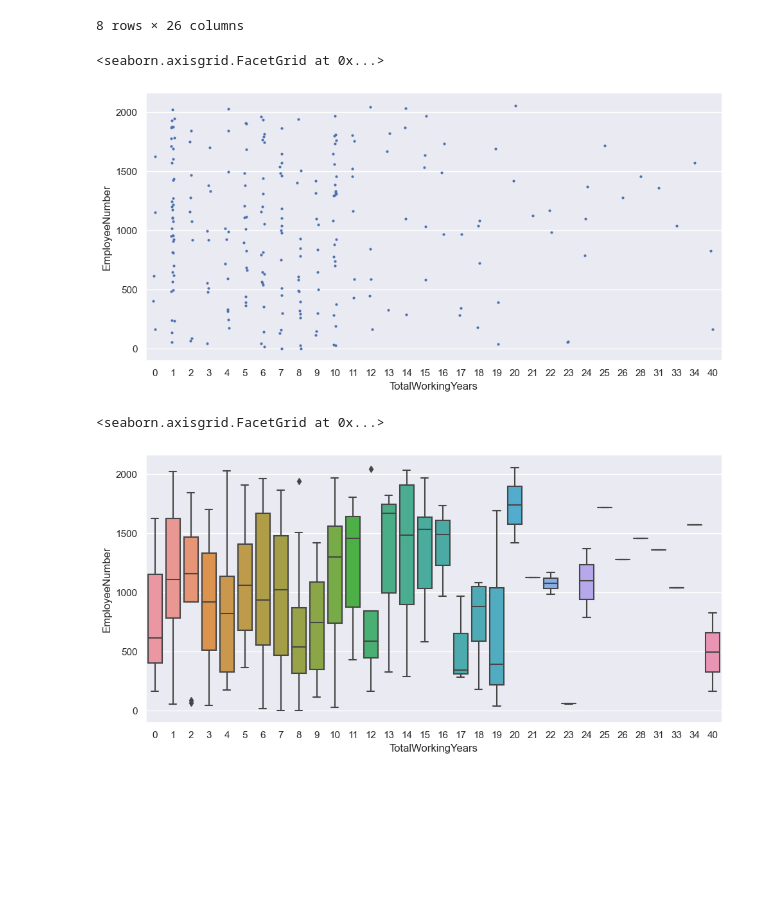
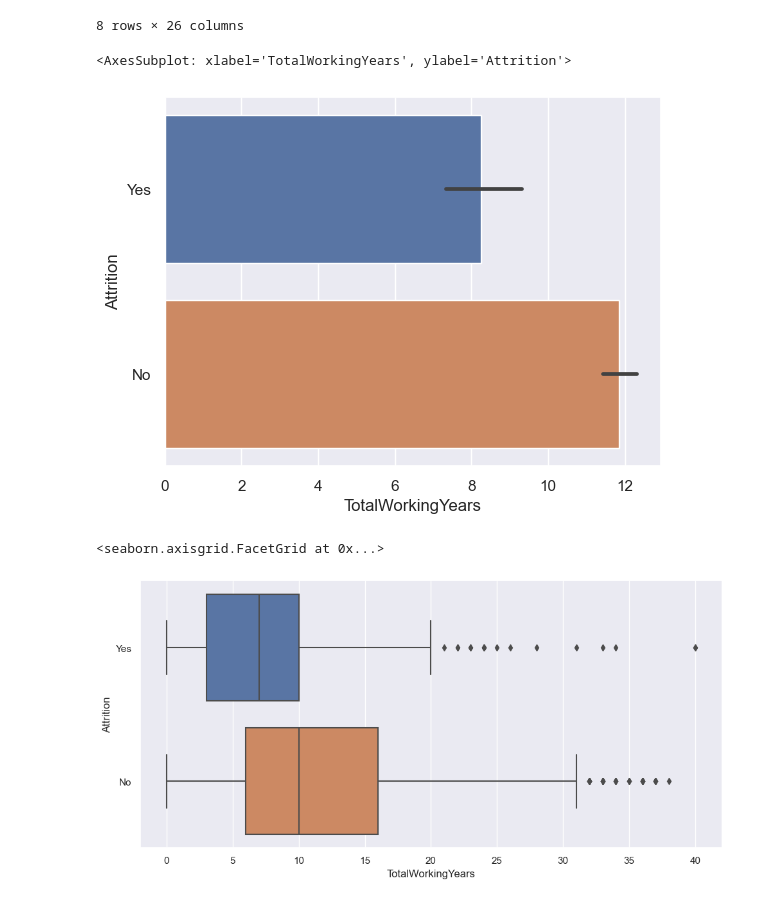
Before and after one commit to WinnMBG/H3PythonBases, a Jupyter notebook: IntroAnalyseDeDonnees (1).ipynb, the cells around one changed output. Cells and saved outputs as stored; diff of their text form; code cells hidden in the pictures; blank space fills up the shorter version.

```diff
--- a/IntroAnalyseDeDonnees (1).ipynb
+++ b/IntroAnalyseDeDonnees (1).ipynb
@@ -216,20 +217,20 @@ ibm.describe()
 8 rows × 26 columns
 # %%
 sb.set_theme()
-sb.catplot(
-    data=ibm[ ibm['Attrition']=='Yes'],
-    x='TotalWorkingYears', y='EmployeeNumber', size=3, aspect=2)
+sb.barplot(
+    data=ibm,
+    x='TotalWorkingYears', y='Attrition')
 # %% [output]
-<seaborn.axisgrid.FacetGrid at 0x...>
+<AxesSubplot: xlabel='TotalWorkingYears', ylabel='Attrition'>
-[figure, old version]
+[figure, new version]
 # %%
 sb.set_theme()
 sb.catplot(
-    data=ibm[ ibm['Attrition']=='Yes'],
-    x='TotalWorkingYears', y='EmployeeNumber', kind='box', aspect=2)
+    data=ibm,
+    x='TotalWorkingYears', y='Attrition', kind='box', aspect=2)
 # %% [output]
 <seaborn.axisgrid.FacetGrid at 0x...>
-[figure, old version]
+[figure, new version]
 # %%
 #Sur ce boxplot, on a bien des valeurs aberrantes qui se dessinent.
 #on va donc les isoler
```
Also changed, not shown: parts of 15 cells of this notebook.
